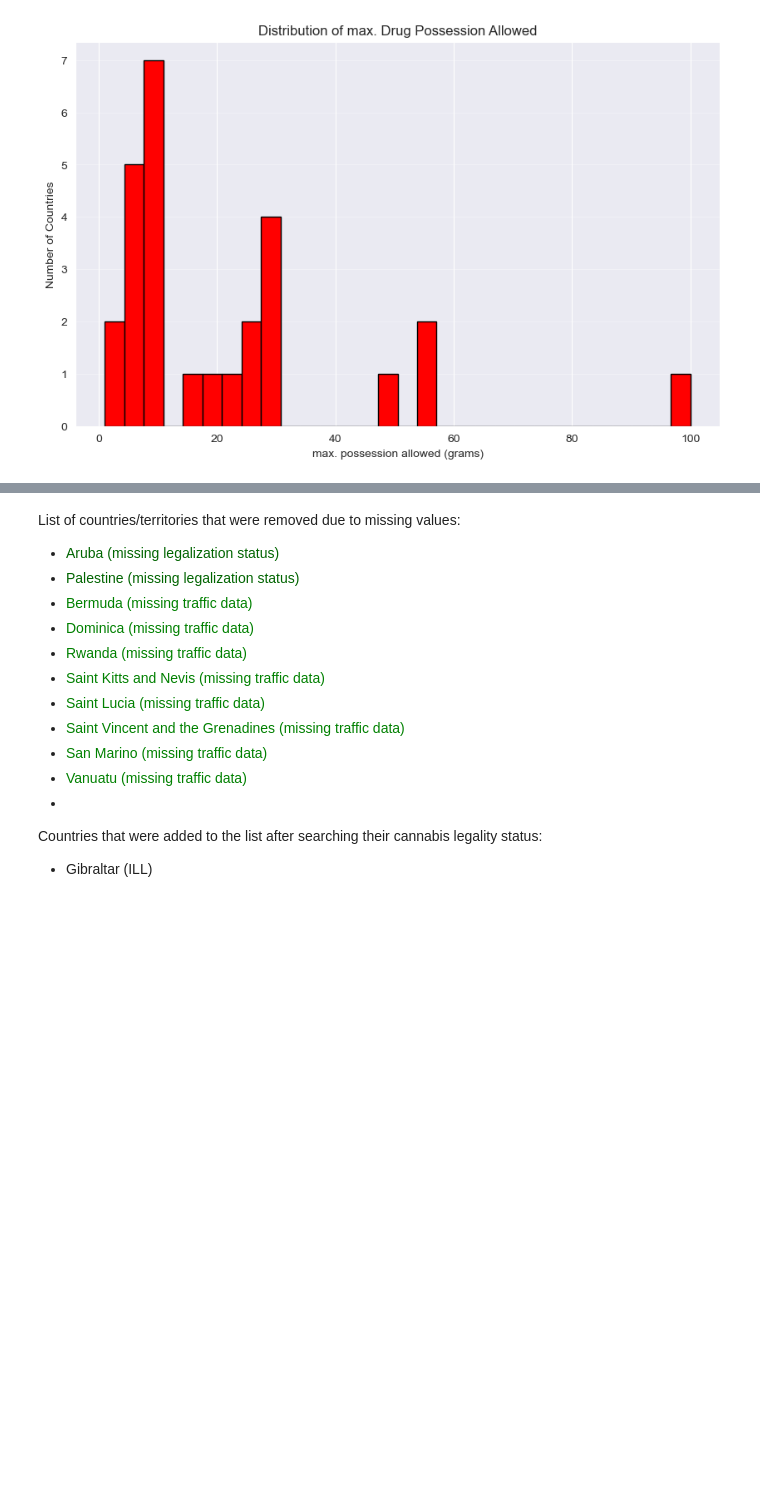
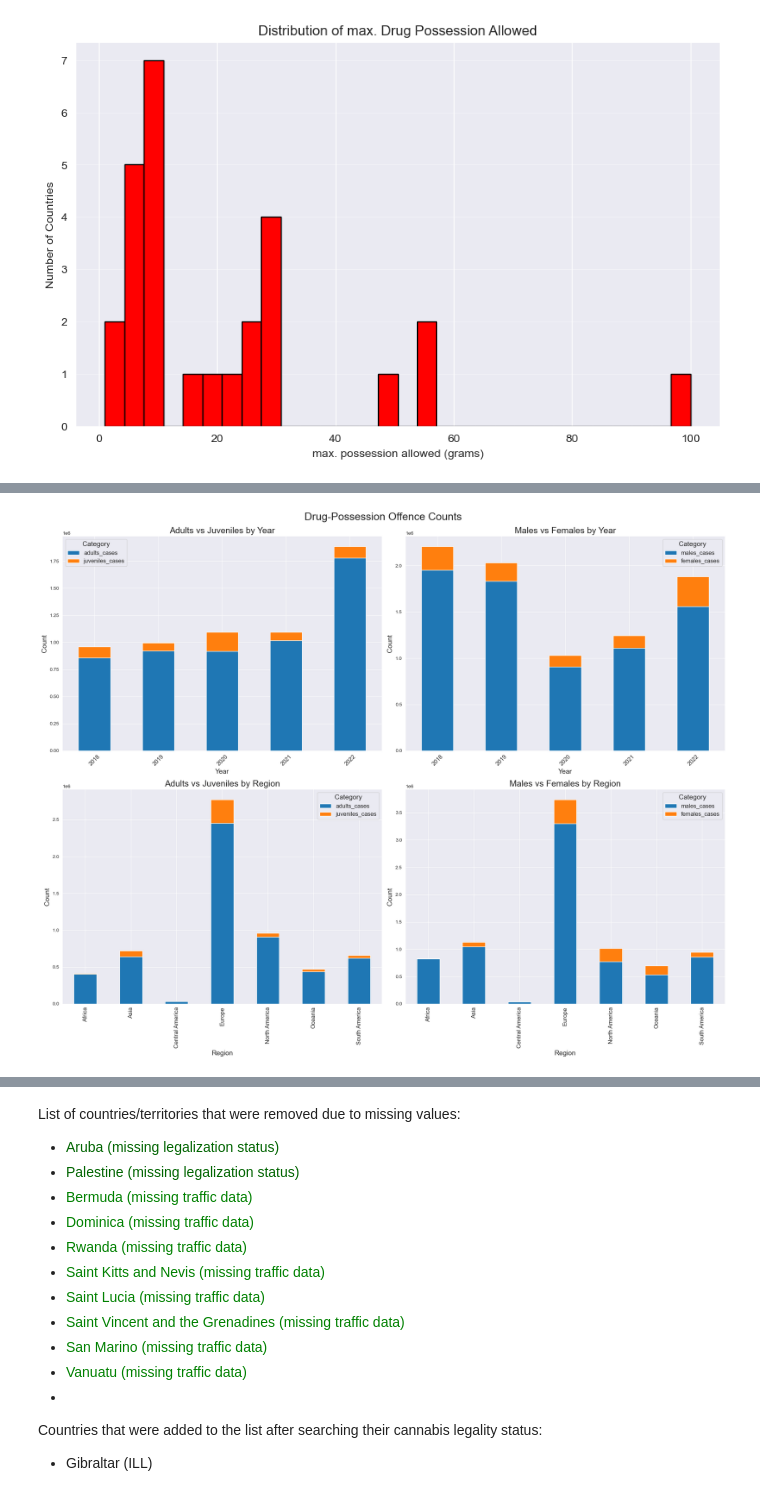
Before and after one commit to ArieStoli/ds-lab-2025, a Jupyter notebook: data_preprocessing.ipynb, the cells around one changed output, grey strips where cells are left out. Drawn from its saved outputs; the diff is of its cells as text; code cells hidden in the pictures; blank space fills up the shorter version.

```diff
--- a/data_preprocessing.ipynb
+++ b/data_preprocessing.ipynb
@@ -577,0 +870,20 @@ After we combine the datasets we will preform some further analysis - potential
+# %%
+edited_crime_counts_df = crime_counts_df.rename(columns={
+    "Country": "country",
+    "Region": "region",
+    "Year": "year",
+    "SubRegion": "sub_region",
+    "Type of offence": "offence_type",
+    "Drug": "drug_group",
+    "Males": "males_cases",
+    "Females": "females_cases",
+    "Adults": "adults_cases",
+    "Juveniles": "juveniles_cases",
+    "Unknown/Other/ Third/Intersex": "other_cases"
+})
+edited_crime_counts_df = edited_crime_counts_df[["region", "sub_region", "country", "year", "offence_type", "drug_group", "males_cases", "females_cases", "adults_cases", "juveniles_cases", "other_cases"]]
+
+edited_crime_counts_df['region'] = edited_crime_counts_df.apply(lambda x: x['sub_region'] if "America" in x["sub_region"] else x["region"], axis=1)
+edited_crime_counts_df['region'] = edited_crime_counts_df.apply(lambda x: "Central America" if "Americas" in x["region"] else x["region"], axis=1)
+
+edited_crime_counts_df.sample(10, random_state=SEED)
@@ -577,0 +904,61 @@ After we combine the datasets we will preform some further analysis - potential
+# %%
+# Convert relevant columns to numeric, coercing errors
+# Using the correct column names identified in the previous step
+for col in ['males_cases', 'females_cases', 'adults_cases', 'juveniles_cases', 'year']:
+    edited_crime_counts_df[col] = pd.to_numeric(edited_crime_counts_df[col], errors='coerce')
+
+# Filter for the specific offence type
+drug_offences_df = edited_crime_counts_df[edited_crime_counts_df['offence_type'] == 'Offences related to drug use and/or drug possession']
+
+# Prepare data for subplots
+
+# Subplot 1 & 2: Aggregated by year
+agg_year_adult_juvenile = drug_offences_df.groupby('year')[['adults_cases', 'juveniles_cases']].sum().fillna(0)
+agg_year_male_female = drug_offences_df.groupby('year')[['males_cases', 'females_cases']].sum().fillna(0)
+
+# Subplot 3 & 4: Aggregated by region
+agg_region_adult_juvenile = drug_offences_df.groupby('region')[['adults_cases', 'juveniles_cases']].sum().fillna(0)
+agg_region_male_female = drug_offences_df.groupby('region')[['males_cases', 'females_cases']].sum().fillna(0)
+
+# Create the four subplots
+fig, axes = plt.subplots(2, 2, figsize=(20, 16))
+fig.suptitle('Drug-Possession Offence Counts', y=0.99, fontsize=22)
+
+ax1, ax2, ax3, ax4 = axes.flatten()
+
+# Subplot 1: Adults vs Juveniles by Year
+agg_year_adult_juvenile.plot(kind='bar', stacked=True, ax=ax1)
+ax1.set_title('Adults vs Juveniles by Year', fontsize=18)
+ax1.set_ylabel('Count', fontsize=14)
+ax1.set_xlabel('Year', fontsize=14)
+ax1.tick_params(axis='x', rotation=45, labelsize=12)
+ax1.legend(title='Category', fontsize=12, title_fontsize=14)
+
+# Subplot 2: Males vs Females by Year
+agg_year_male_female.plot(kind='bar', stacked=True, ax=ax2)
+ax2.set_title('Males vs Females by Year', fontsize=18)
+ax2.set_ylabel('Count', fontsize=14)
+ax2.set_xlabel('Year', fontsize=14)
+ax2.tick_params(axis='x', rotation=45, labelsize=12)
+ax2.legend(title='Category', fontsize=12, title_fontsize=14)
+
+# Subplot 3: Adults vs Juveniles by Region
+agg_region_adult_juvenile.plot(kind='bar', stacked=True, ax=ax3)
+ax3.set_title('Adults vs Juveniles by Region', fontsize=18)
+ax3.set_ylabel('Count', fontsize=14)
+ax3.set_xlabel('Region', fontsize=14)
+ax3.tick_params(axis='x', rotation=90, labelsize=12)
+ax3.legend(title='Category', fontsize=12, title_fontsize=14)
+
+# Subplot 4: Males vs Females by Region
+agg_region_male_female.plot(kind='bar', stacked=True, ax=ax4)
+ax4.set_title('Males vs Females by Region', fontsize=18)
+ax4.set_ylabel('Count', fontsize=14)
+ax4.set_xlabel('Region', fontsize=14)
+ax4.tick_params(axis='x', rotation=90, labelsize=12)
+ax4.legend(title='Category', fontsize=12, title_fontsize=14)
+
+plt.tight_layout() # Adjust layout to prevent title overlap
+plt.show()
+# %% [output]
+[figure, added]
```
Also changed, not shown: parts of 57 cells of this notebook.
